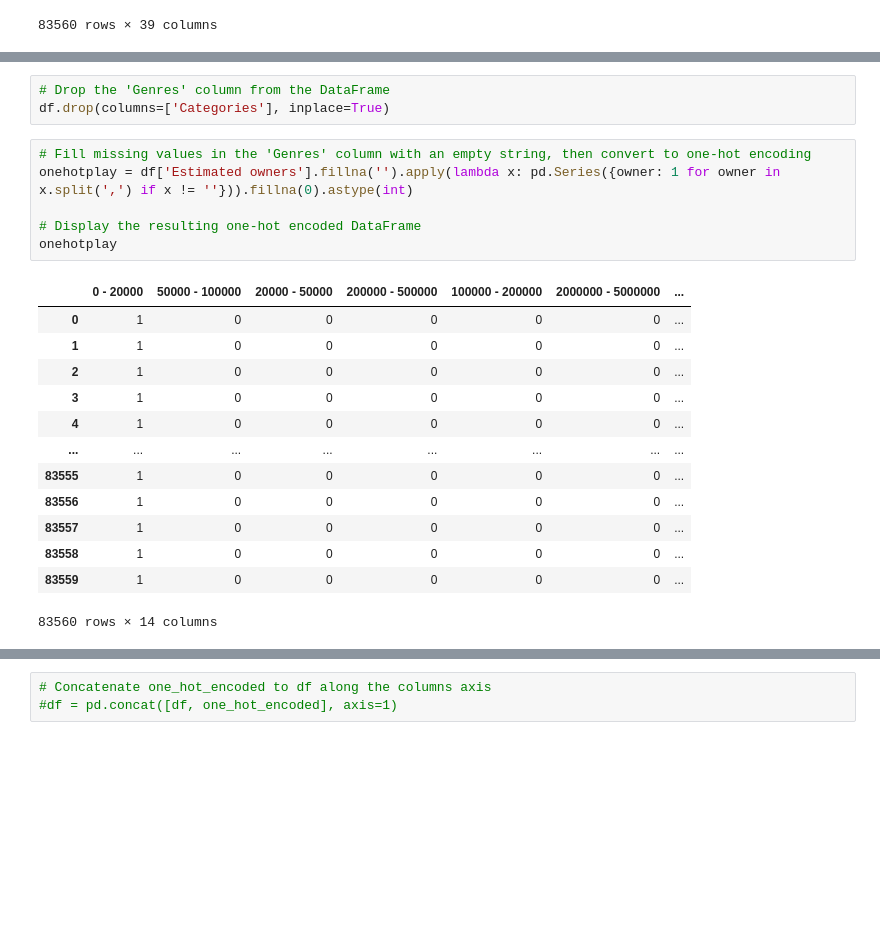
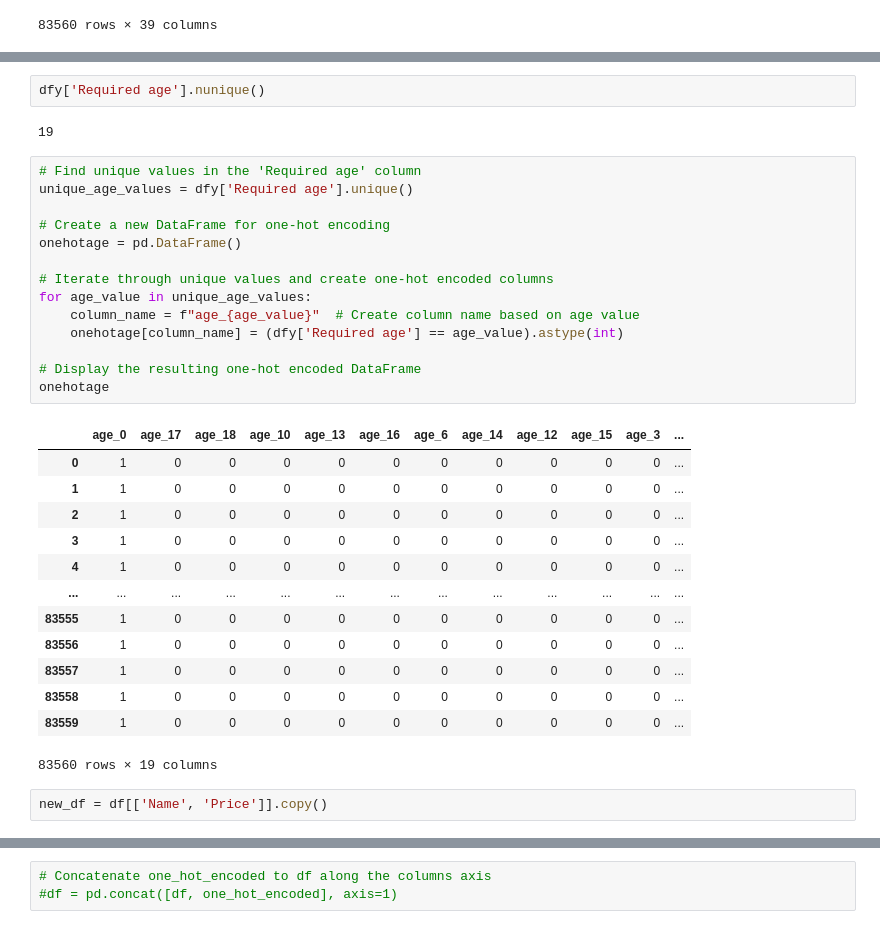
Before and after one commit to mifardli/RecommendationSystem, a Jupyter notebook: Steam_recommendations.ipynb, the cells around one changed output, grey strips where cells are left out. Saved outputs shown, nothing was run; the diff lists cells and outputs as text; blank space fills up the shorter version.

```diff
--- a/Steam_recommendations.ipynb
+++ b/Steam_recommendations.ipynb
@@ -234,23 +342,34 @@ df
-# %%
-# Drop the 'Genres' column from the DataFrame
-df.drop(columns=['Categories'], inplace=True)
-# %%
-# Fill missing values in the 'Genres' column with an empty string, then convert to one-hot encoding
-onehotplay = df['Estimated owners'].fillna('').apply(lambda x: pd.Series({owner: 1 for owner in x.split(',') if x != ''})).fillna(0).astype(int)
-
-# Display the resulting one-hot encoded DataFrame
-onehotplay
-# %% [output]
-|  | 0 - 20000 | 50000 - 100000 | 20000 - 50000 | 200000 - 500000 | 100000 - 200000 | 2000000 - 5000000 | ... |
-| 0 | 1 | 0 | 0 | 0 | 0 | 0 | ... |
-| 1 | 1 | 0 | 0 | 0 | 0 | 0 | ... |
-| 2 | 1 | 0 | 0 | 0 | 0 | 0 | ... |
-| 3 | 1 | 0 | 0 | 0 | 0 | 0 | ... |
-| 4 | 1 | 0 | 0 | 0 | 0 | 0 | ... |
-| ... | ... | ... | ... | ... | ... | ... | ... |
-| 83555 | 1 | 0 | 0 | 0 | 0 | 0 | ... |
-| 83556 | 1 | 0 | 0 | 0 | 0 | 0 | ... |
-| 83557 | 1 | 0 | 0 | 0 | 0 | 0 | ... |
-| 83558 | 1 | 0 | 0 | 0 | 0 | 0 | ... |
-| 83559 | 1 | 0 | 0 | 0 | 0 | 0 | ... |
-83560 rows × 14 columns
+# %%
+dfy['Required age'].nunique()
+# %% [output]
+19
+# %%
+# Find unique values in the 'Required age' column
+unique_age_values = dfy['Required age'].unique()
+
+# Create a new DataFrame for one-hot encoding
+onehotage = pd.DataFrame()
+
+# Iterate through unique values and create one-hot encoded columns
+for age_value in unique_age_values:
+    column_name = f"age_{age_value}"  # Create column name based on age value
+    onehotage[column_name] = (dfy['Required age'] == age_value).astype(int)
+
+# Display the resulting one-hot encoded DataFrame
+onehotage
+# %% [output]
+|  | age_0 | age_17 | age_18 | age_10 | age_13 | age_16 | age_6 | age_14 | age_12 | age_15 | age_3 | ... |
+| 0 | 1 | 0 | 0 | 0 | 0 | 0 | 0 | 0 | 0 | 0 | 0 | ... |
+| 1 | 1 | 0 | 0 | 0 | 0 | 0 | 0 | 0 | 0 | 0 | 0 | ... |
+| 2 | 1 | 0 | 0 | 0 | 0 | 0 | 0 | 0 | 0 | 0 | 0 | ... |
+| 3 | 1 | 0 | 0 | 0 | 0 | 0 | 0 | 0 | 0 | 0 | 0 | ... |
+| 4 | 1 | 0 | 0 | 0 | 0 | 0 | 0 | 0 | 0 | 0 | 0 | ... |
+| ... | ... | ... | ... | ... | ... | ... | ... | ... | ... | ... | ... | ... |
+| 83555 | 1 | 0 | 0 | 0 | 0 | 0 | 0 | 0 | 0 | 0 | 0 | ... |
+| 83556 | 1 | 0 | 0 | 0 | 0 | 0 | 0 | 0 | 0 | 0 | 0 | ... |
+| 83557 | 1 | 0 | 0 | 0 | 0 | 0 | 0 | 0 | 0 | 0 | 0 | ... |
+| 83558 | 1 | 0 | 0 | 0 | 0 | 0 | 0 | 0 | 0 | 0 | 0 | ... |
+| 83559 | 1 | 0 | 0 | 0 | 0 | 0 | 0 | 0 | 0 | 0 | 0 | ... |
+83560 rows × 19 columns
+# %%
+new_df = df[['Name', 'Price']].copy()
```
Also changed, not shown: parts of 29 cells of this notebook.
